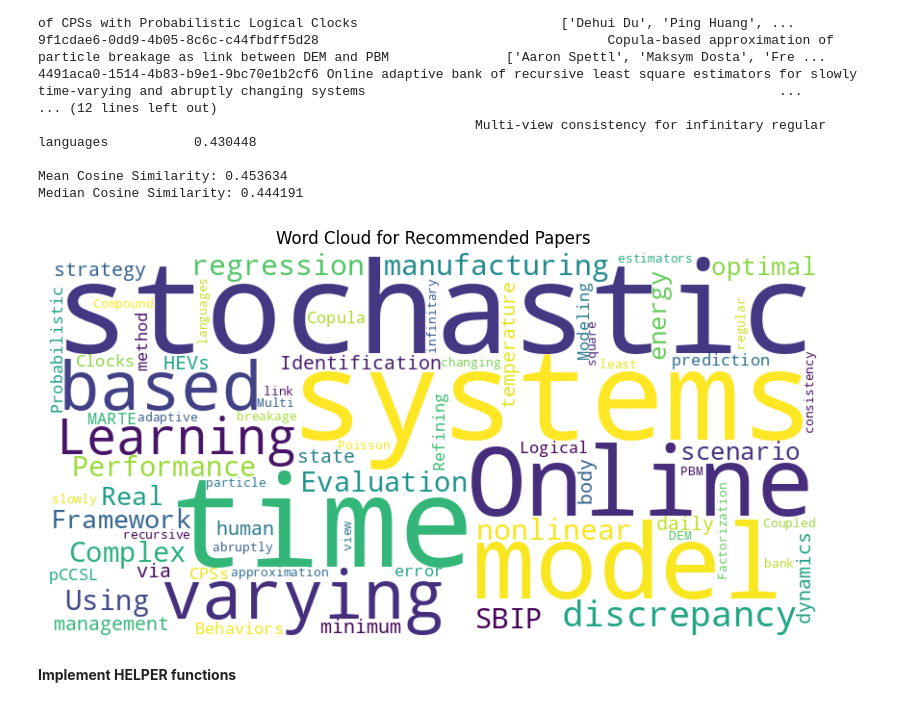
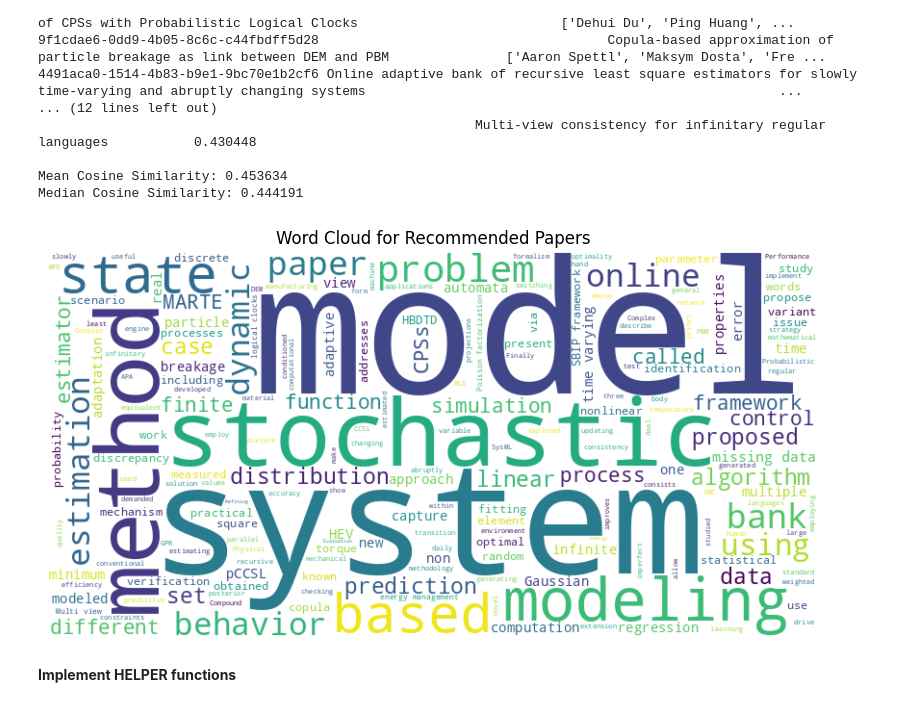
Before and after one commit to sdhanraj-1/ECE9309_MachineLearningProject, a Jupyter notebook: K_MeansClustering.ipynb, the cells around one changed output. Saved outputs shown, nothing was run; the diff lists cells and outputs as text; code cells hidden in the pictures.

Commit message:
update word cloud for both titles and abstracts of recommended papers

```diff
--- a/K_MeansClustering.ipynb
+++ b/K_MeansClustering.ipynb
@@ -198,25 +198,25 @@ Median Cosine Similarity: 0.444191
 # %%
 # prompt: create word cloud for the recommended papers
 
 from wordcloud import WordCloud
 import matplotlib.pyplot as plt
 
 # Assuming 'recommended_papers' DataFrame is available from the previous code
 
-# Concatenate all the titles of the recommended papers
-text_for_wordcloud = " ".join(recommended_papers['title'].tolist())
+# Concatenate all the titles and abstracts of the recommended papers
+text_for_wordcloud = " ".join(recommended_papers['title'].fillna('')) + " " + " ".join(recommended_papers['abstract'].fillna(''))
 
 # Generate the word cloud
 wordcloud = WordCloud(width=800, height=400, background_color='white').generate(text_for_wordcloud)
 
 # Display the generated image:
 plt.figure(figsize=(10, 5))
 plt.imshow(wordcloud, interpolation='bilinear')
 plt.axis("off")
 plt.title("Word Cloud for Recommended Papers")
 plt.show()
 # %% [output]
-[figure, old version]
+[figure, new version]
 # %% [markdown]
 **Implement HELPER functions**
 # %%
```
Also changed, not shown: parts of 2 cells of this notebook.
